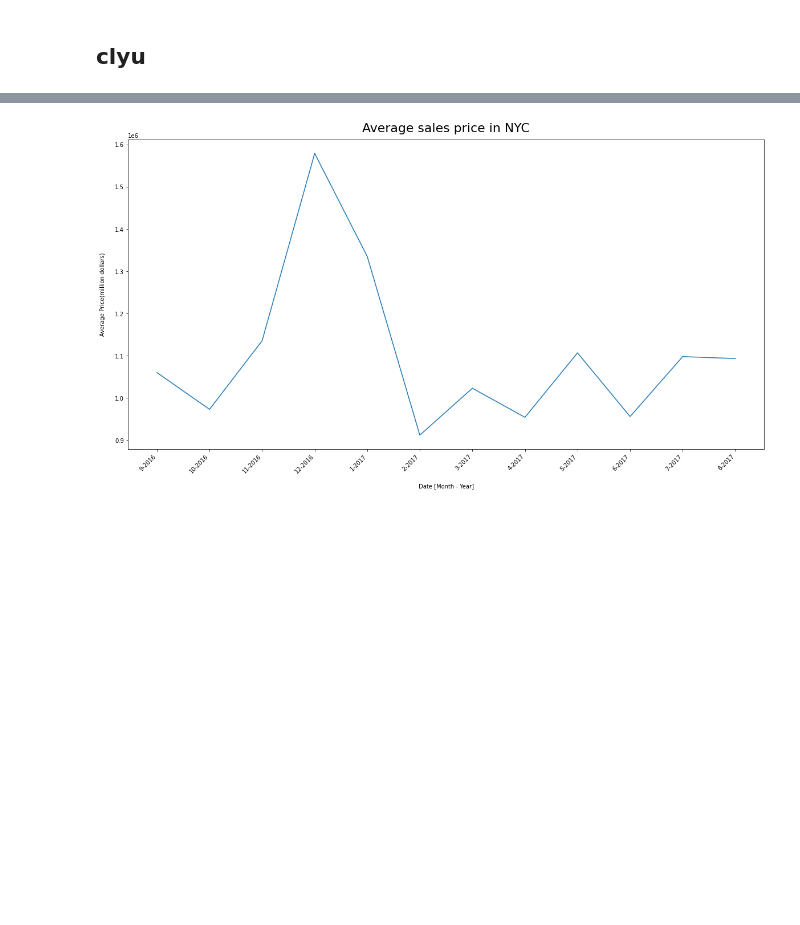
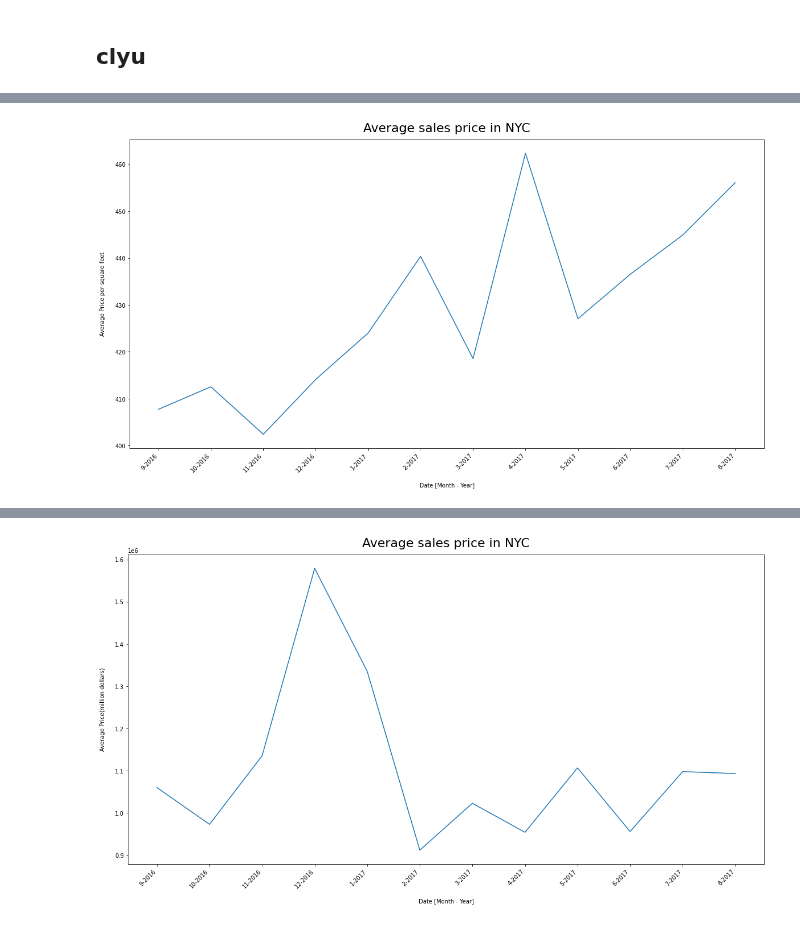
Before and after one commit to cylyu/ist718-project, a Jupyter notebook: Colab_Data_Loading_Example.ipynb, the cells around one changed output, grey strips where cells are left out. Cells and saved outputs as stored; diff of their text form; code cells hidden in the pictures; blank space fills up the shorter version.

```diff
--- a/Colab_Data_Loading_Example.ipynb
+++ b/Colab_Data_Loading_Example.ipynb
@@ -163,0 +207,40 @@ nyc_rolling_sales_pd=nyc_rolling_sales_df.toPandas()
+# %%
+
+
+
+
+
+
+
+
+
+
+date_df=df3.select("sale_date",
+                                    "price_per_sq_ft",
+    year("sale_date").alias('year'),
+    month("sale_date").alias('month'),
+    dayofmonth("sale_date").alias('day')
+)
+
+
+b=date_df.groupBy('month','year').avg('price_per_sq_ft')
+b=b.withColumn("month_year", concat_ws("-",  b.month,b.year))
+b_pd=b.sort('year', 'month').toPandas()
+names = b_pd['month_year']
+values =b_pd['avg(price_per_sq_ft)']
+
+fig, ax = plt.subplots(figsize=(20, 10))
+plt.plot(names, values)
+plt.xticks(
+    rotation=45,
+    horizontalalignment='right',
+    fontweight='light',
+    fontsize='medium',
+)
+plt.ylabel("Average Price per square feet", labelpad=16)
+
+plt.xlabel("Date [Month - Year]", labelpad=16)
+plt.title("Average sales price in NYC", y=1.013, fontsize=22)
+plt.show()
+# %% [output]
+[figure, added]
```
Also changed, not shown: parts of 23 cells of this notebook.
